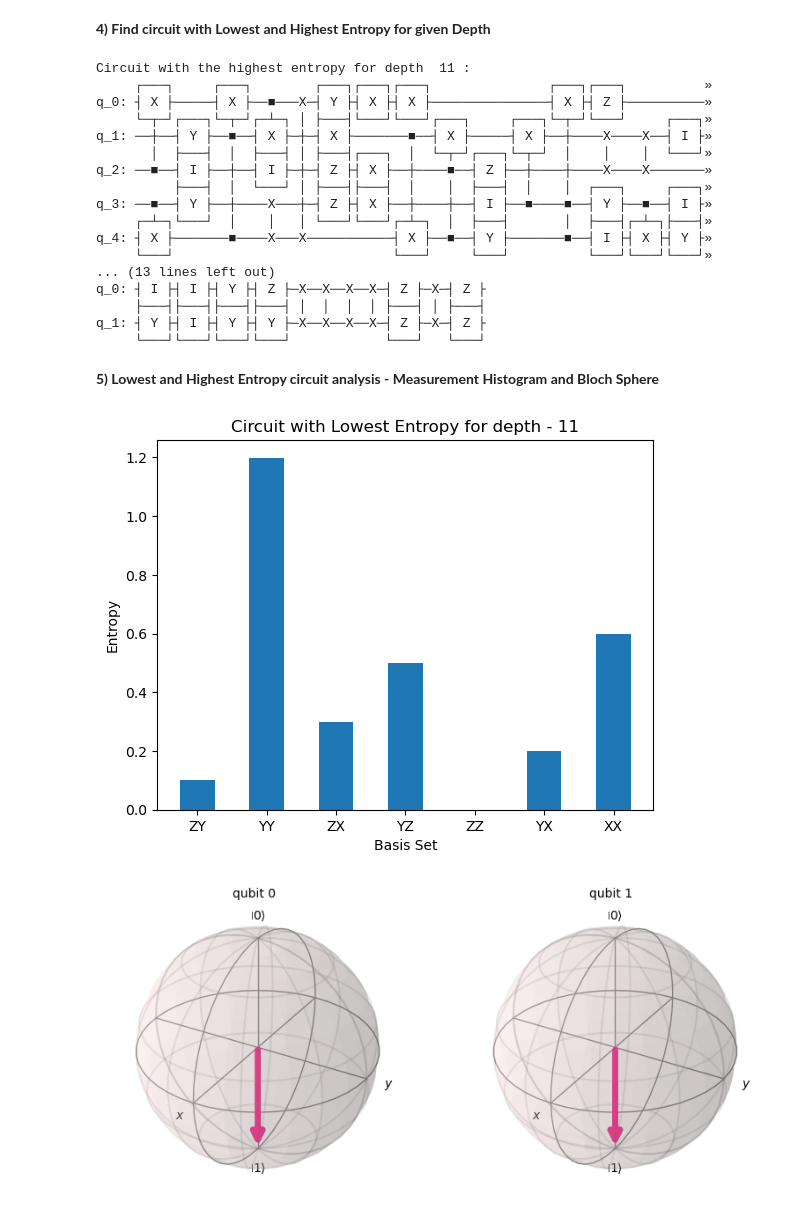
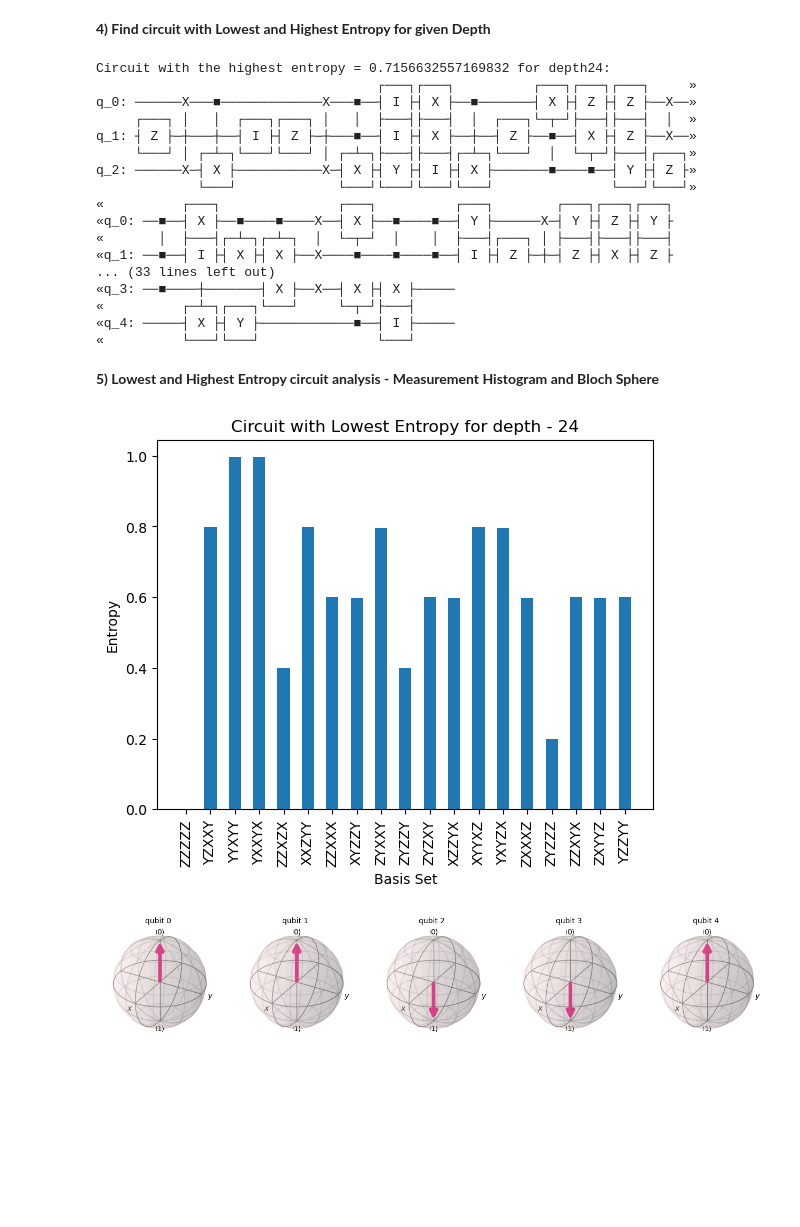
Before and after one commit to pranavi-jain/random-QC, a Jupyter notebook: Entropy.ipynb, the cells around one changed output. Drawn from its saved outputs; the diff is of its cells as text; code cells hidden in the pictures; blank space fills up the shorter version.

```diff
--- a/Entropy.ipynb
+++ b/Entropy.ipynb
@@ -13,15 +13,15 @@ from qiskit_ibm_runtime import QiskitRuntimeService
 from config import api_key
 import numpy as np
 
-# # Save an IBM Quantum account as your default account, and Load saved credentials
-# QiskitRuntimeService.save_account(
-#     channel="ibm_quantum", token=api_key, set_as_default=True, overwrite=True
-# )
-# service = QiskitRuntimeService()
+# Save an IBM Quantum account as your default account, and Load saved credentials
+QiskitRuntimeService.save_account(
+    channel="ibm_quantum", token=api_key, set_as_default=True, overwrite=True
+)
+service = QiskitRuntimeService()
 
 # Define Input Parameters
 num_q = np.arange(2, 6, 1)
-depths = np.arange(3, 21, 1)
+depths = np.arange(3, 61, 1)
 runs = 20
 # %% [markdown]
 **2) Generate Random Circuits and Compute Entropy**
@@ -104,53 +104,54 @@ plt.show()
 from entropy import get_extreme_entropy_data
 
 # Printing circuit with highest and lowest entropy
-depth = 11
+depth = 24
 highest, lowest = get_extreme_entropy_data(data, depth)
-print("Circuit with the highest entropy for depth ", depth, ":")
+print("Circuit with the highest entropy = " + str(highest["entropy"]) + " for depth" + str(depth) + ":")
 print(highest["circuit"])
-print("Circuit with the lowest entropy for depth ", depth, ":")
+print("Circuit with the lowest entropy = " + str(lowest["entropy"]) + " for depth "+ str(depth) + ":")
 print(lowest["circuit"])
 # %% [output]
-Circuit with the highest entropy for depth  11 :
-     ┌───┐     ┌───┐        ┌───┐┌───┐┌───┐               ┌───┐┌───┐          »
-q_0: ┤ X ├─────┤ X ├──■───X─┤ Y ├┤ X ├┤ X ├───────────────┤ X ├┤ Z ├──────────»
-     └─┬─┘┌───┐└─┬─┘┌─┴─┐ │ ├───┤└───┘└───┘┌───┐     ┌───┐└─┬─┘└───┘     ┌───┐»
-q_1: ──┼──┤ Y ├──■──┤ X ├─┼─┤ X ├───────■──┤ X ├─────┤ X ├──┼────X────X──┤ I ├»
-       │  ├───┤  │  ├───┤ │ ├───┤┌───┐  │  └─┬─┘┌───┐└─┬─┘  │    │    │  └───┘»
-q_2: ──■──┤ I ├──┼──┤ I ├─┼─┤ Z ├┤ X ├──┼────■──┤ Z ├──┼────┼────X────X───────»
-          ├───┤  │  └───┘ │ ├───┤├───┤  │    │  ├───┤  │    │  ┌───┐     ┌───┐»
-q_3: ──■──┤ Y ├──┼────X───┼─┤ Z ├┤ X ├──┼────┼──┤ I ├──■────■──┤ Y ├──■──┤ I ├»
-     ┌─┴─┐└───┘  │    │   │ └───┘└───┘┌─┴─┐  │  ├───┤       │  ├───┤┌─┴─┐├───┤»
-q_4: ┤ X ├───────■────X───X───────────┤ X ├──■──┤ Y ├───────■──┤ I ├┤ X ├┤ Y ├»
-     └───┘                            └───┘     └───┘          └───┘└───┘└───┘»
-... (13 lines left out)
-q_0: ┤ I ├┤ I ├┤ Y ├┤ Z ├─X──X──X──X─┤ Z ├─X─┤ Z ├
-     ├───┤├───┤├───┤├───┤ │  │  │  │ ├───┤ │ ├───┤
-q_1: ┤ Y ├┤ I ├┤ Y ├┤ Y ├─X──X──X──X─┤ Z ├─X─┤ Z ├
-     └───┘└───┘└───┘└───┘            └───┘   └───┘
+Circuit with the highest entropy = 0.7156632557169832 for depth24:
+                                    ┌───┐┌───┐          ┌───┐┌───┐┌───┐     »
+q_0: ──────X───■─────────────X───■──┤ I ├┤ X ├──■───────┤ X ├┤ Z ├┤ Z ├──X──»
+     ┌───┐ │   │  ┌───┐┌───┐ │   │  ├───┤├───┤  │  ┌───┐└─┬─┘├───┤├───┤  │  »
+q_1: ┤ Z ├─┼───┼──┤ I ├┤ Z ├─┼───■──┤ I ├┤ X ├──┼──┤ Z ├──■──┤ X ├┤ Z ├──X──»
+     └───┘ │ ┌─┴─┐└───┘└───┘ │ ┌─┴─┐├───┤├───┤┌─┴─┐└───┘  │  └─┬─┘├───┤┌───┐»
+q_2: ──────X─┤ X ├───────────X─┤ X ├┤ Y ├┤ I ├┤ X ├───────■────■──┤ Y ├┤ Z ├»
+             └───┘             └───┘└───┘└───┘└───┘               └───┘└───┘»
+«          ┌───┐               ┌───┐          ┌───┐        ┌───┐┌───┐┌───┐
+«q_0: ──■──┤ X ├──■────■────X──┤ X ├──■────■──┤ Y ├──────X─┤ Y ├┤ Z ├┤ Y ├
+«       │  ├───┤┌─┴─┐┌─┴─┐  │  └─┬─┘  │    │  ├───┤┌───┐ │ ├───┤├───┤├───┤
+«q_1: ──■──┤ I ├┤ X ├┤ X ├──X────■────■────■──┤ I ├┤ Z ├─┼─┤ Z ├┤ X ├┤ Z ├
+... (33 lines left out)
+«q_3: ──■────┼───────┤ X ├──X──┤ X ├┤ X ├─────
+«          ┌─┴─┐┌───┐└───┘     └─┬─┘├───┤
+«q_4: ─────┤ X ├┤ Y ├────────────■──┤ I ├─────
+«          └───┘└───┘               └───┘
 # %% [markdown]
 **5) Lowest and Highest Entropy circuit analysis - Measurement Histogram and Bloch Sphere**
 # %%
 import matplotlib.pyplot as plt
 from qiskit.quantum_info import DensityMatrix
 from qiskit.visualization import plot_bloch_multivector
 from entropy import get_entropy_list
 
 # Lowest Entropy Circuit - Measurement Histogram and Bloch Sphere
 low_entropy = get_entropy_list(lowest["measurement"])
 basis = list(low_entropy.keys())
 entropy_low = list(low_entropy.values())
 plt.title("Circuit with Lowest Entropy for depth - " + str(depth))
 plt.xlabel("Basis Set")
 plt.ylabel("Entropy")
 plt.bar(basis, entropy_low, width=0.5)
+plt.xticks(rotation='vertical')
 plt.show()
 
 density_matrix = DensityMatrix.from_instruction(lowest["circuit"])
 plot_bloch_multivector(density_matrix)
 # %% [output]
-[figure, old version]
+[figure, new version]
-[figure, old version]
+[figure, new version]
 # %%
 # Highest Entropy Circuit - Measurement Histogram and Bloch Sphere
 high_entropy = get_entropy_list(highest["measurement"])
```
Also changed, not shown: parts of 3 cells of this notebook, 1 other file.
